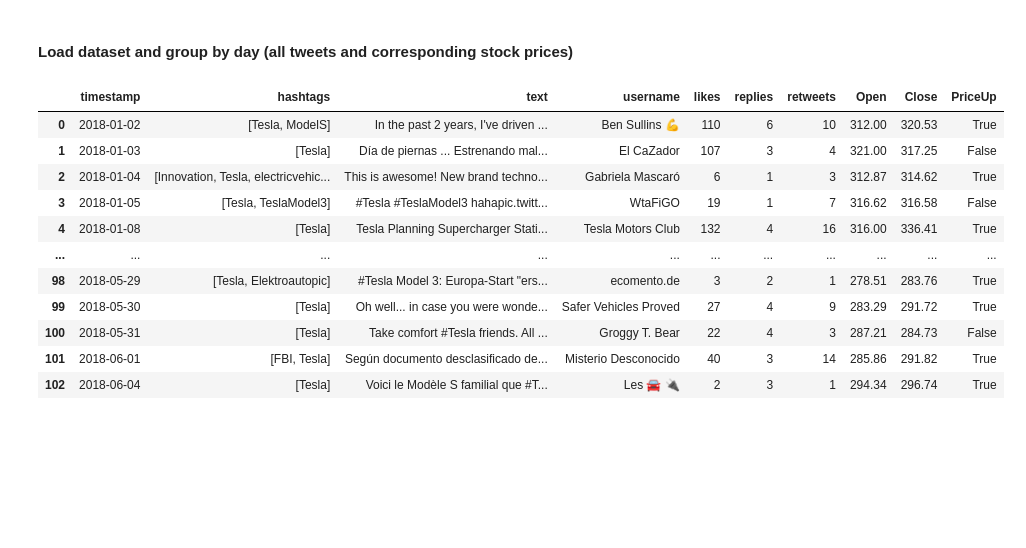
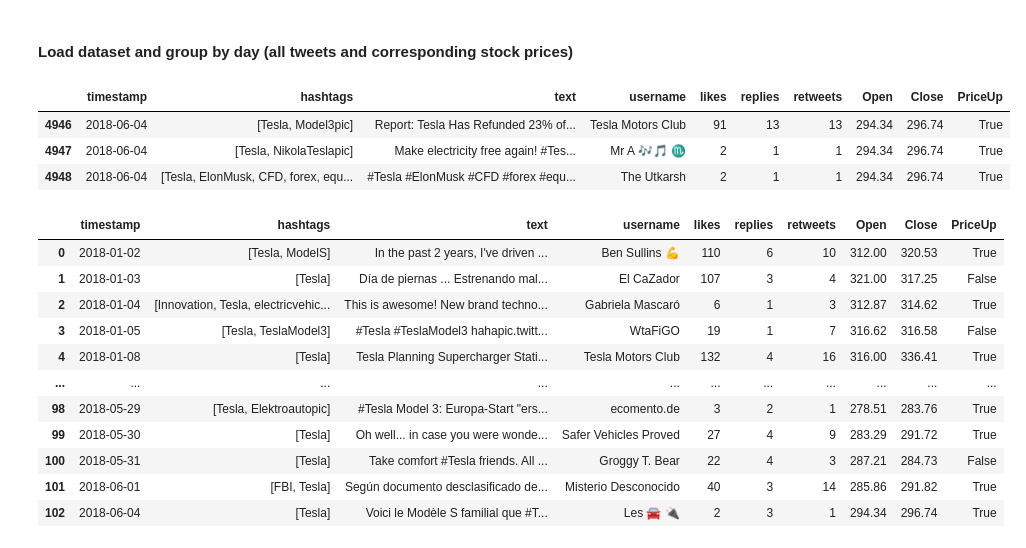
Before and after one commit to AliKarpuzoglu/Tweet_analysis_Stock_prediction, a Jupyter notebook: wordvec_classifier.ipynb, the cells around one changed output. Saved outputs shown, nothing was run; the diff lists cells and outputs as text; code cells hidden in the pictures; blank space fills up the shorter version.

```diff
--- a/wordvec_classifier.ipynb
+++ b/wordvec_classifier.ipynb
@@ -9,9 +9,15 @@ pd.reset_option('display.max_colwidth')
 # %% [markdown]
 #### Load dataset and group by day (all tweets and corresponding stock prices)
 # %%
-data = pd.read_json('../data/processed/data_merged.json')
+data = pd.read_json('processed_data/data_merged.json')
 # remove columns that were unexpectedly generated during saving
-data.drop(columns=['level_0', 'index'], inplace=True)
+# data.drop(columns=['level_0', 'index'], inplace=True)
+data.tail(3)
+# %% [output]
+|  | timestamp | hashtags | text | username | likes | replies | retweets | Open | Close | PriceUp |
+| 4946 | 2018-06-04 | [Tesla, Model3pic] | Report: Tesla Has Refunded 23% of... | Tesla Motors Club | 91 | 13 | 13 | 294.34 | 296.74 | True |
+| 4947 | 2018-06-04 | [Tesla, NikolaTeslapic] | Make electricity free again! #Tes... | Mr A 🎶🎵 ♏ | 2 | 1 | 1 | 294.34 | 296.74 | True |
+| 4948 | 2018-06-04 | [Tesla, ElonMusk, CFD, forex, equ... | #Tesla #ElonMusk #CFD #forex #equ... | The Utkarsh | 2 | 1 | 1 | 294.34 | 296.74 | True |
 # %%
 # group data by day
 daily_data = data.groupby(data['timestamp'], as_index=False)
```
Also changed, not shown: 6 other files.
